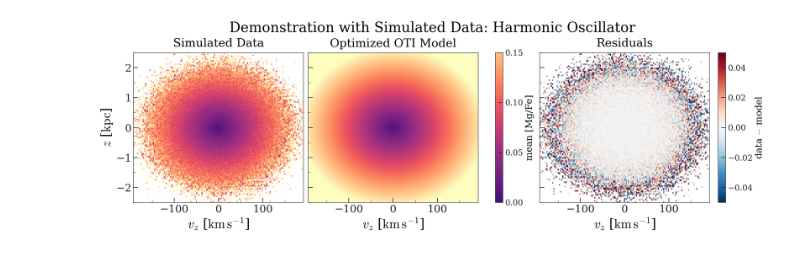
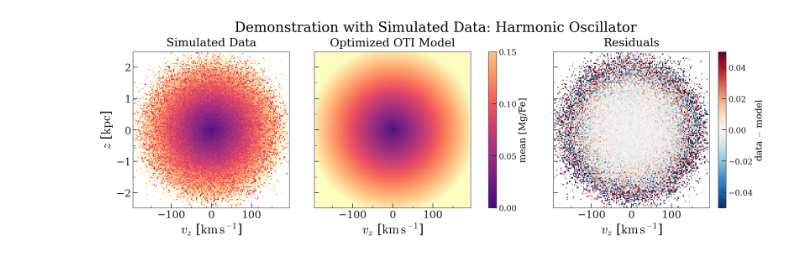
Before and after one commit to adrn/empirical-af, a Jupyter notebook: scripts/Figure-harmonic-oscillator.ipynb, the cells around one changed output. Drawn from its saved outputs; the diff is of its cells as text; code cells hidden in the pictures.

Commit message:
new sho figures

```diff
--- a/scripts/Figure-harmonic-oscillator.ipynb
+++ b/scripts/Figure-harmonic-oscillator.ipynb
@@ -173,9 +31,0 @@ p0["e_params"][2]["vals"] = np.full_like(p0["e_params"][2]["vals"], -9.0)
-# %%
-_, res = model.run(
-    bdata,
-    p0=p0,
-    label_name="mgfe",
-    bins=zvz_bins,
-    jaxopt_kw=dict(maxiter=32768, tol=1e-12),
-)
-res.state.success, res.state.iter_num
@@ -226,0 +32,22 @@ ax.plot(r_e_grid, l_vals)
+# %%
+name = "sho"
+
+pdata = at.QTable.read(f"../.cache/{name}-pdata.hdf5")
+bdata = dict(np.load(f"../.cache/{name}-bdata.npz"))
+
+# TODO: fix this!
+if not hasattr(bdata["pos"], "unit"):
+    bdata["pos"] = bdata["pos"] * u.kpc
+    bdata["vel"] = bdata["vel"] * u.kpc / u.Myr
+
+with open(f"../.cache/{name}-model.pkl", "rb") as f:
+    model = pickle.load(f)
+
+with open(f"../.cache/{name}-params-opt.pkl", "rb") as f:
+    res_params = pickle.load(f)
+
+with open(f"../.cache/{name}-mcmc-results.pkl", "rb") as f:
+    mcmc_states, mcmc_params = pickle.load(f)
+
+max_z = bdata["pos"].max()
+max_vz = bdata["vel"].max()
@@ -227,10 +63,7 @@ ax.plot(r_e_grid, l_vals)
 # %%
 fig, axes = plot_data_model_residual(
-    model, bdata, res.params, zlim=max_z, vzlim=max_vz, aspect=False
+    model, bdata, res_params, zlim=max_z, aspect=False, suptitle2="Harmonic Oscillator"
 )
-
-# fig.savefig(
-#     "../tex/figures/sho-data-model.pdf", dpi=250, pad_inches=0.1, bbox_inches="tight"
-# )
+fig.savefig("../tex/figures/sho-data-model.pdf", dpi=250)
 # %% [output]
-[figure, old version]
+[figure, new version]
```
Also changed, not shown: parts of 47 cells of this notebook, 2 other files.
